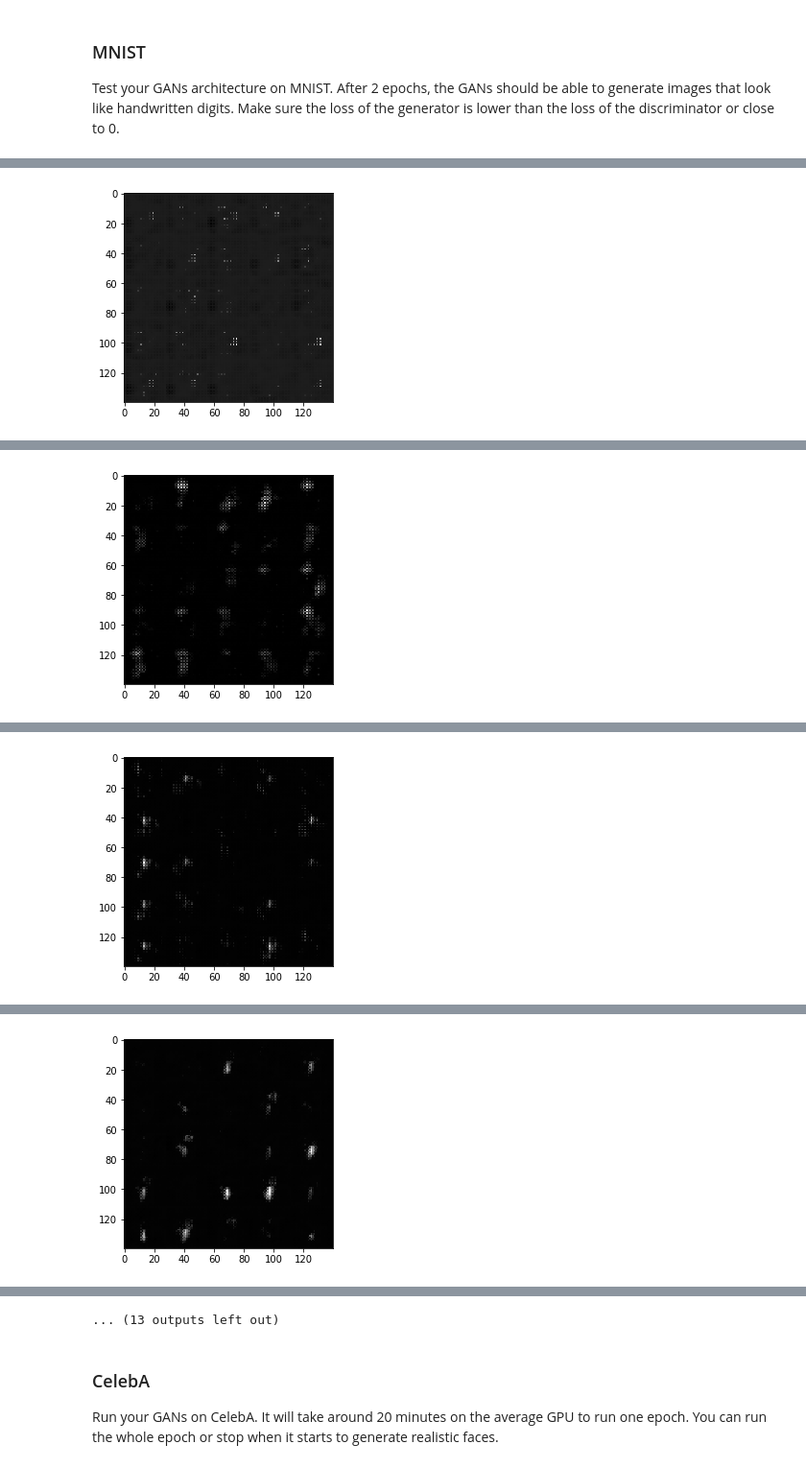
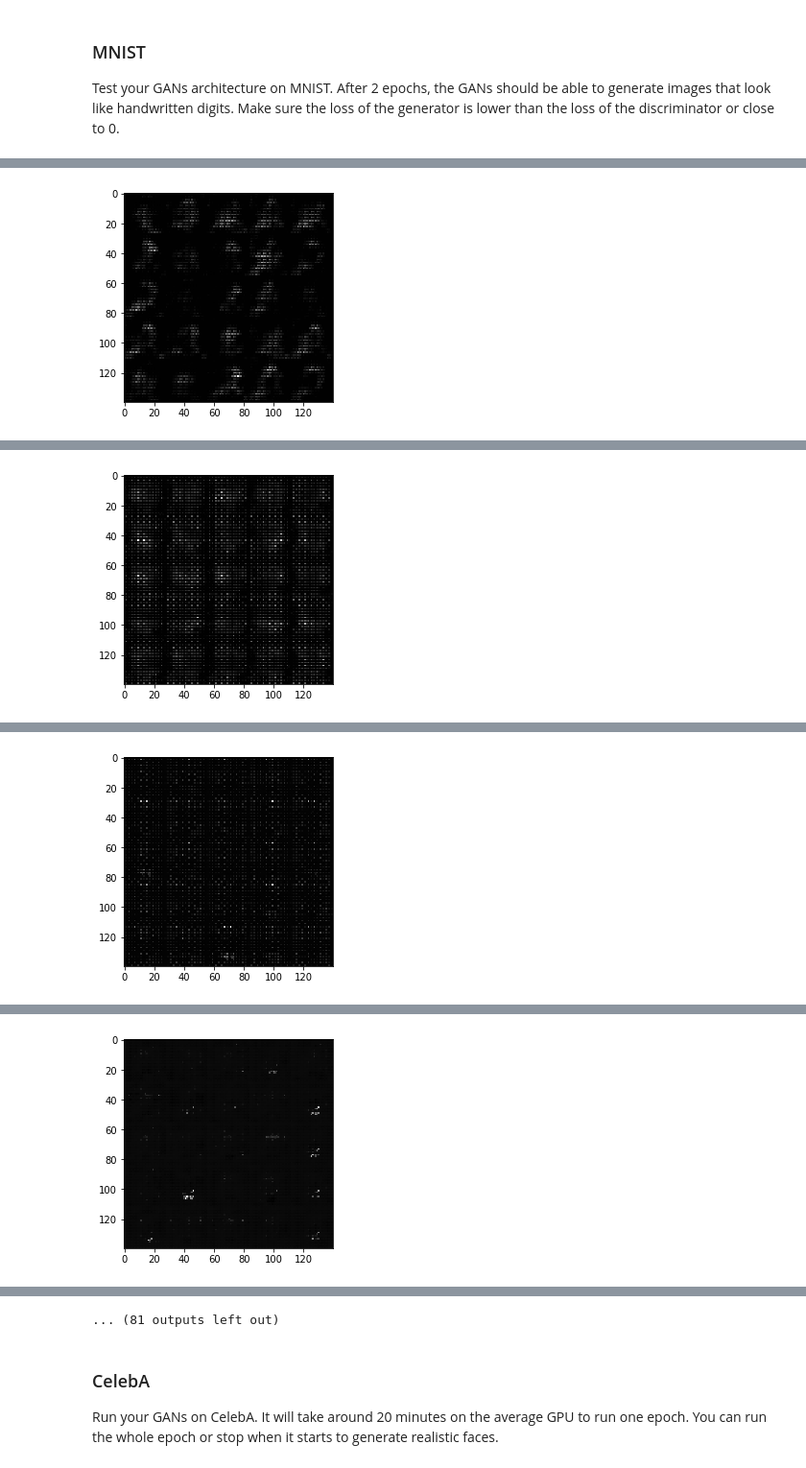
Before and after one commit to bratnick/Face-Generation-using-DCGANs, a Jupyter notebook: dlnd_face_generation.ipynb, the cells around one changed output, grey strips where cells are left out. Shown at 96% size. Cells and saved outputs as stored; diff of their text form; code cells hidden in the pictures.

Commit message:
Model trained and both MNIST and Face generation completed

```diff
--- a/dlnd_face_generation.ipynb
+++ b/dlnd_face_generation.ipynb
@@ -207,8 +207,10 @@ def model_opt(d_loss, g_loss, learning_rate, beta1):
     g_vars = [var for var in t_vars if var.name.startswith('generator')]
     # Optimize
     with tf.control_dependencies(tf.get_collection(tf.GraphKeys.UPDATE_OPS)):
-        d_train_opt = tf.train.AdamOptimizer(learning_rate, beta1=beta1).minimize(d_loss, var_list=d_vars)
-        g_train_opt = tf.train.AdamOptimizer(learning_rate, beta1=beta1).minimize(g_loss, var_list=g_vars)
+#         d_train_opt = tf.train.AdamOptimizer(learning_rate, beta1=beta1).minimize(d_loss, var_list=d_vars)
+#         g_train_opt = tf.train.AdamOptimizer(learning_rate, beta1=beta1).minimize(g_loss, var_list=g_vars)
+        d_train_opt = tf.train.AdamOptimizer().minimize(d_loss, var_list=d_vars)
+        g_train_opt = tf.train.AdamOptimizer().minimize(g_loss, var_list=g_vars)
     return d_train_opt, g_train_opt
 
 tests.test_model_opt(model_opt, tf)
@@ -263,7 +265,7 @@ def train(epoch_count, batch_size, z_dim, learning_rate, beta1, get_batches, dat
     """
     # TODO: Build Model
     steps = 0
-    show_every = 10
+    show_every = 100
 
     input_real, input_z, lr = model_inputs(data_shape[1], data_shape[2], data_shape[3], z_dim)
     d_loss, g_loss = model_loss(input_real, input_z, data_shape[3])
@@ -288,14 +290,14 @@ def train(epoch_count, batch_size, z_dim, learning_rate, beta1, get_batches, dat
                           "Discriminator Loss: {:.4f}...".format(train_loss_d),\
                           "Generator Loss: {:.4f}".format(train_loss_g))
 
-                if steps % 100 == 0:
+                if steps % 500 == 0:
                     show_generator_output(sess, show_n_images, input_z, data_shape[3], data_image_mode)
 # %% [markdown]
 ### MNIST
 Test your GANs architecture on MNIST.  After 2 epochs, the GANs should be able to generate images that look like handwritten digits.  Make sure the loss of the generator is lower than the loss of the discriminator or close to 0.
 # %%
-batch_size = 5
-z_dim = 10
+batch_size = 64
+z_dim = 100
 learning_rate = 0.01
 beta1 = 0.01
 
@@ -319 +321 @@ Epoch 1/10... Batch 100... Discriminator Loss: 0.0017... Generator Loss: 20.5487
-[figure, old version]
+[figure, new version]
@@ -330 +332 @@ Epoch 1/10... Batch 200... Discriminator Loss: 0.0000... Generator Loss: 395.007
-[figure, old version]
+[figure, new version]
@@ -341 +343 @@ Epoch 1/10... Batch 300... Discriminator Loss: 0.0000... Generator Loss: 61.9968
-[figure, old version]
+[figure, new version]
@@ -352 +354 @@ Epoch 1/10... Batch 400... Discriminator Loss: 0.0000... Generator Loss: 54.9414
-[figure, old version]
+[figure, new version]
@@ -375,4 +377,4 @@ Epoch 1/10... Batch 600... Discriminator Loss: 0.0006... Generator Loss: 145.339
-... (13 outputs left out)
+... (81 outputs left out)
 # %% [markdown]
 ### CelebA
 Run your GANs on CelebA.  It will take around 20 minutes on the average GPU to run one epoch.  You can run the whole epoch or stop when it starts to generate realistic faces.
```
Also changed, not shown: parts of 2 cells of this notebook, 1 other file.
